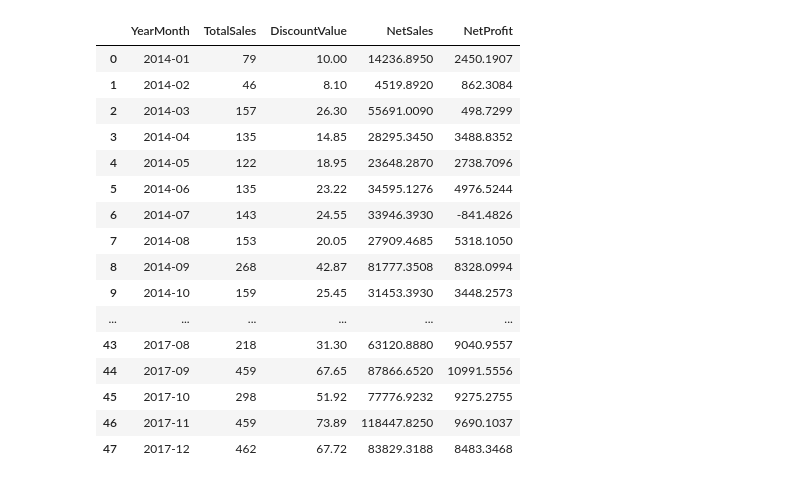
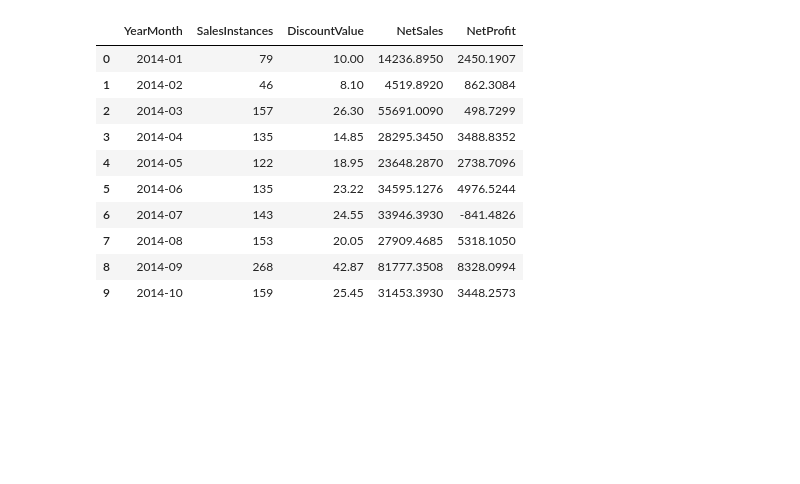
Before and after one commit to Road2Data/P4-Superstore-Sales, a Jupyter notebook: analysis.ipynb, the cells around one changed output. Saved outputs shown, nothing was run; the diff lists cells and outputs as text; code cells hidden in the pictures; blank space fills up the shorter version.

```diff
--- a/analysis.ipynb
+++ b/analysis.ipynb
@@ -13,10 +13,11 @@ with open("authInfo.txt") as file:
 url = "mysql://{}@localhost/superstore".format(id)
 engine = create_engine(url)
 # %%
-# TODO: Keep for Reference
-pd.read_sql_table(table_name="monthly_fin", con=engine.connect())
+
+monthly_df = pd.read_sql_table(table_name="monthly_aggregates", con=engine.connect())
+monthly_df.head(10)
 # %% [output]
-|  | YearMonth | TotalSales | DiscountValue | NetSales | NetProfit |
+|  | YearMonth | SalesInstances | DiscountValue | NetSales | NetProfit |
 | 0 | 2014-01 | 79 | 10.00 | 14236.8950 | 2450.1907 |
 | 1 | 2014-02 | 46 | 8.10 | 4519.8920 | 862.3084 |
 | 2 | 2014-03 | 157 | 26.30 | 55691.0090 | 498.7299 |
@@ -27,9 +28,3 @@ pd.read_sql_table(table_name="monthly_fin", con=engine.connect())
 | 7 | 2014-08 | 153 | 20.05 | 27909.4685 | 5318.1050 |
 | 8 | 2014-09 | 268 | 42.87 | 81777.3508 | 8328.0994 |
 | 9 | 2014-10 | 159 | 25.45 | 31453.3930 | 3448.2573 |
-| ... | ... | ... | ... | ... | ... |
-| 43 | 2017-08 | 218 | 31.30 | 63120.8880 | 9040.9557 |
-| 44 | 2017-09 | 459 | 67.65 | 87866.6520 | 10991.5556 |
-| 45 | 2017-10 | 298 | 51.92 | 77776.9232 | 9275.2755 |
-| 46 | 2017-11 | 459 | 73.89 | 118447.8250 | 9690.1037 |
-| 47 | 2017-12 | 462 | 67.72 | 83829.3188 | 8483.3468 |
```
Also changed, not shown: parts of 1 cell of this notebook, 7 other files.
